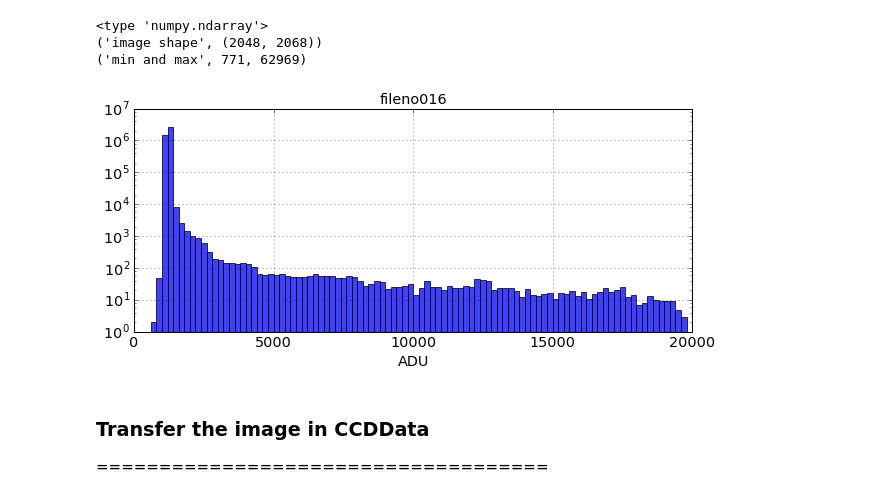
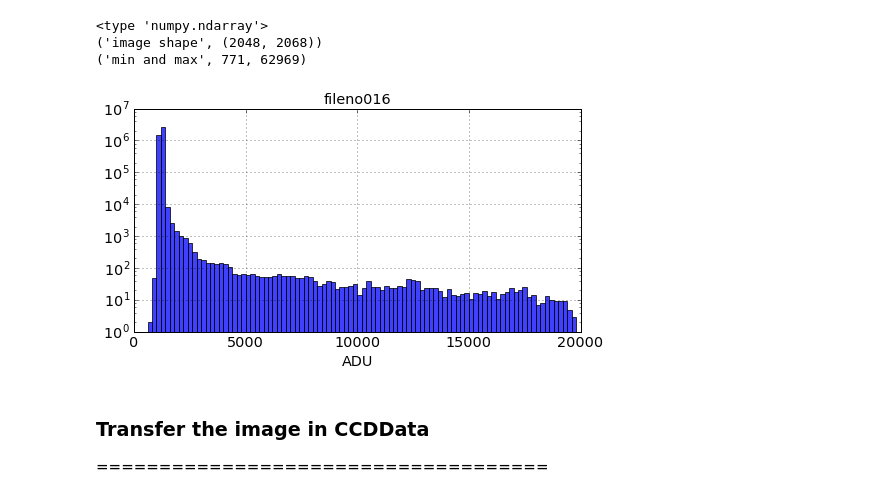
Before and after one commit to sylvielsstfr/CTIOAna2016, a Jupyter notebook: notebooks/Slide_FirstSpectrum.ipynb, the cells around one changed output. Drawn from its saved outputs; the diff is of its cells as text; code cells hidden in the pictures.

```diff
--- a/notebooks/Slide_FirstSpectrum.ipynb
+++ b/notebooks/Slide_FirstSpectrum.ipynb
@@ -189,15 +189,15 @@ print('min and max',themin,themax)
 ('min and max', 771, 62969)
 # %%
 title=object_name;
-fig = plt.figure(figsize=(10,4))
+fig = plt.figure(figsize=(8,4))
 ax = fig.add_subplot(111)
 image_flat=image_glued.flatten()
 plt.hist(image_flat,bins=100,range=(0,20000),facecolor='blue', alpha=0.75);
 ax.set_title(title) ; ax.set_xlabel('ADU'); ax.grid(True)
 plt.yscale('log')
 plt.show()
 # %% [output]
-[figure, old version]
+[figure, new version]
 # %% [markdown]
 ### Transfer the image in CCDData
 ====================================
```
Also changed, not shown: parts of 32 cells of this notebook.
